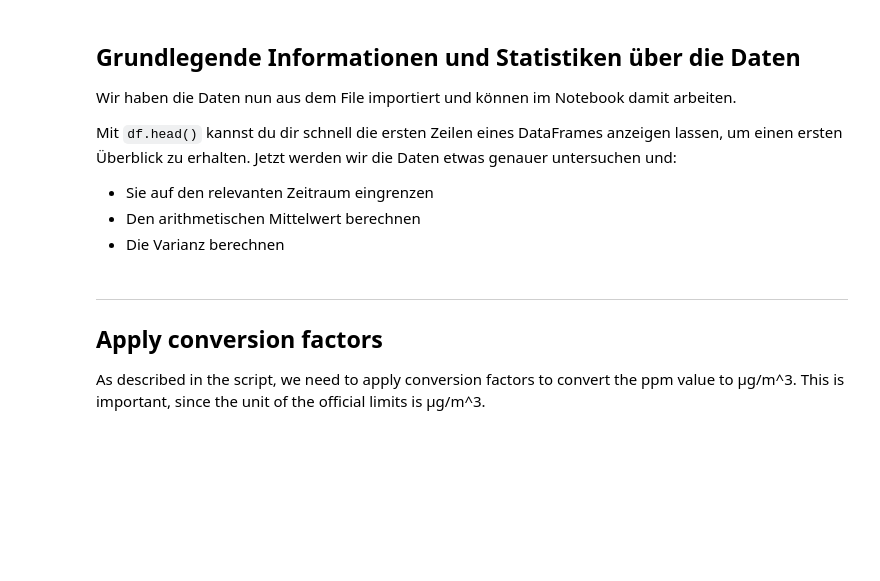
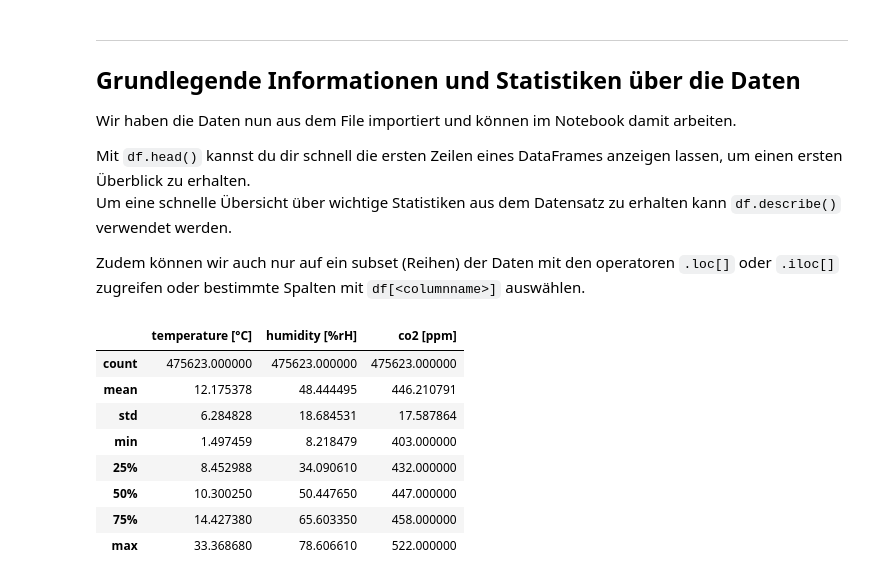
Before and after one commit to tum-esm/HES-Praktikum, a Jupyter notebook: notebooks/analysis_notebook.ipynb, the cells around one changed output. Saved outputs shown, nothing was run; the diff lists cells and outputs as text; code cells hidden in the pictures; blank space fills up the shorter version.

```diff
--- a/notebooks/analysis_notebook.ipynb
+++ b/notebooks/analysis_notebook.ipynb
@@ -36,10 +72,10 @@ sensor_data.dtypes
 # %% [markdown]
+---
 ## Grundlegende Informationen und Statistiken über die Daten
 
 Wir haben die Daten nun aus dem File importiert und können im Notebook damit arbeiten.
 
-Mit `df.head()` kannst du dir schnell die ersten Zeilen eines DataFrames anzeigen lassen, um einen ersten Überblick zu erhalten. Jetzt werden wir die Daten etwas genauer untersuchen und:
+Mit `df.head()` kannst du dir schnell die ersten Zeilen eines DataFrames anzeigen lassen, um einen ersten Überblick zu erhalten.<br>
+Um eine schnelle Übersicht über wichtige Statistiken aus dem Datensatz zu erhalten kann `df.describe()` verwendet werden.
 
-- Sie auf den relevanten Zeitraum eingrenzen
-- Den arithmetischen Mittelwert berechnen
-- Die Varianz berechnen
+Zudem können wir auch nur auf ein subset (Reihen) der Daten mit den operatoren `.loc[]` oder `.iloc[]` zugreifen oder bestimmte Spalten mit `df[<columnname>]` auswählen.
@@ -58,4 +81,0 @@ print(f'Die letzten Daten sind vom: {sensor_data.timestamp.max()}')
-# %% [markdown]
----
-## Apply conversion factors
-As described in the script, we need to apply conversion factors to convert the ppm value to µg/m^3. This is important, since the unit of the official limits is µg/m^3.
@@ -68,0 +82,13 @@ As described in the script, we need to apply conversion factors to convert the p
+# %%
+# Statistiken aller Daten
+sensor_data.describe()
+# %% [output]
+|  | temperature [°C] | humidity [%rH] | co2 [ppm] |
+| count | 475623.000000 | 475623.000000 | 475623.000000 |
+| mean | 12.175378 | 48.444495 | 446.210791 |
+| std | 6.284828 | 18.684531 | 17.587864 |
+| min | 1.497459 | 8.218479 | 403.000000 |
+| 25% | 8.452988 | 34.090610 | 432.000000 |
+| 50% | 10.300250 | 50.447650 | 447.000000 |
+| 75% | 14.427380 | 65.603350 | 458.000000 |
+| max | 33.368680 | 78.606610 | 522.000000 |
```
Also changed, not shown: parts of 19 cells of this notebook, 2 other files.
